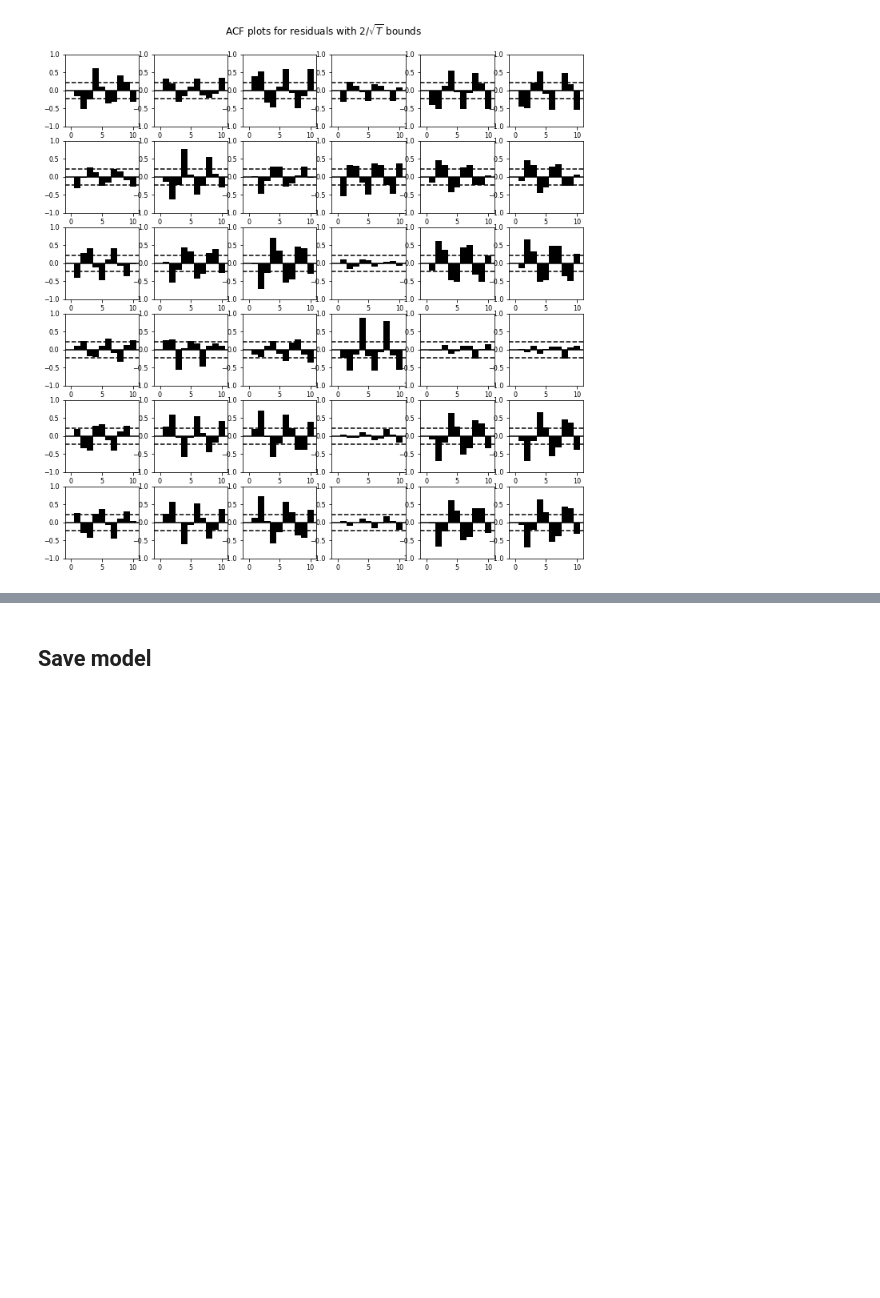
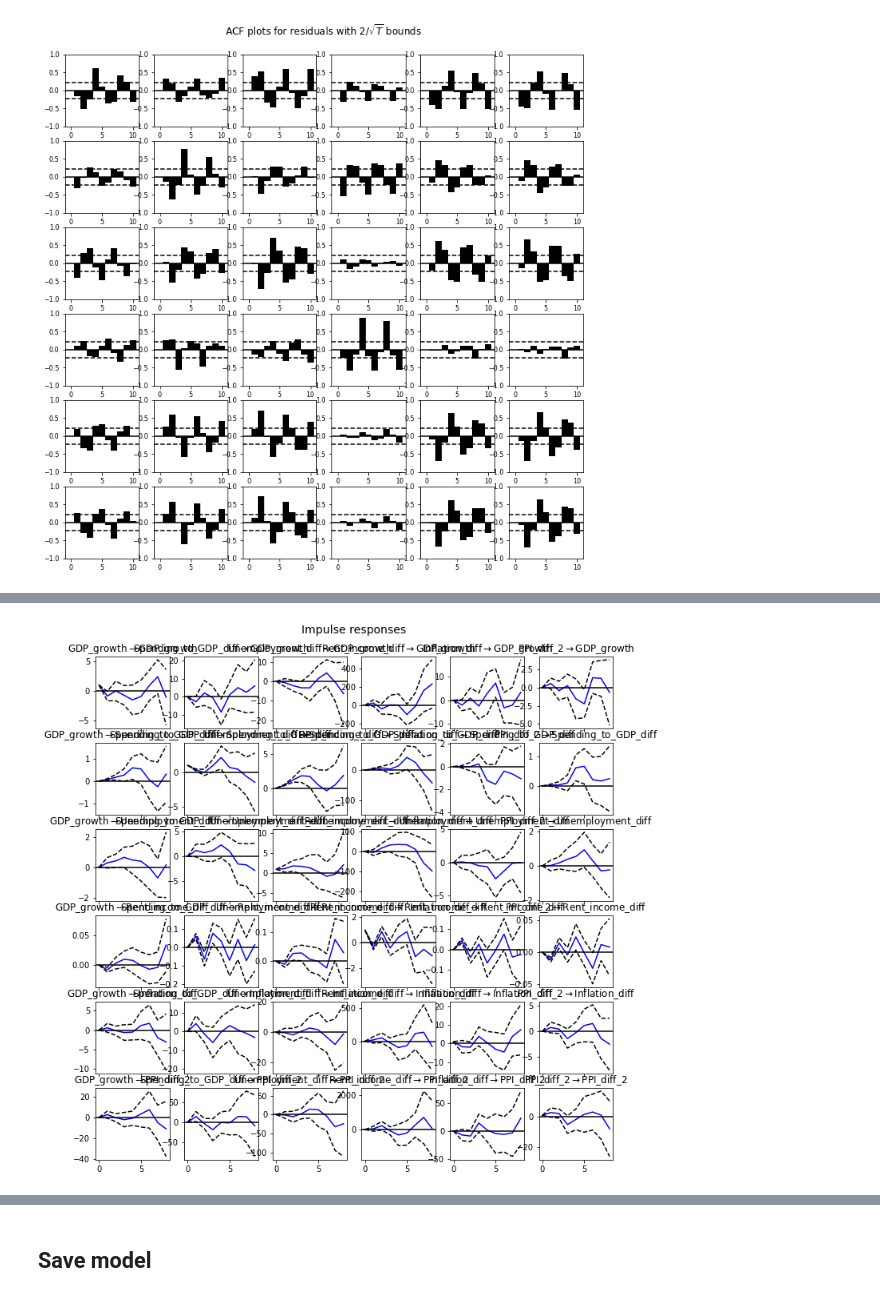
Before and after one commit to hoytlui/GDP-Growth-Forecast-Multivariate-Time-Series-Analysis, a Jupyter notebook: 4_preprocessing.ipynb, the cells around one changed output, grey strips where cells are left out. Saved outputs shown, nothing was run; the diff lists cells and outputs as text; code cells hidden in the pictures; blank space fills up the shorter version.

```diff
--- a/4_preprocessing.ipynb
+++ b/4_preprocessing.ipynb
@@ -174,0 +244,9 @@ The max lag of 12 provides the lowest AIC score. Hence, 12 is selected and used
+# %%
+# plot impulse response function (IRF) for a specified lag length
+# with asymptotic standard errors plotted at 95% significance level
+irf = results.irf(forecast_steps)
+irf.plot(orth=False)
+plt.tight_layout()
+plt.show()
+# %% [output]
+[figure, added]
```
Also changed, not shown: parts of 17 cells of this notebook.
